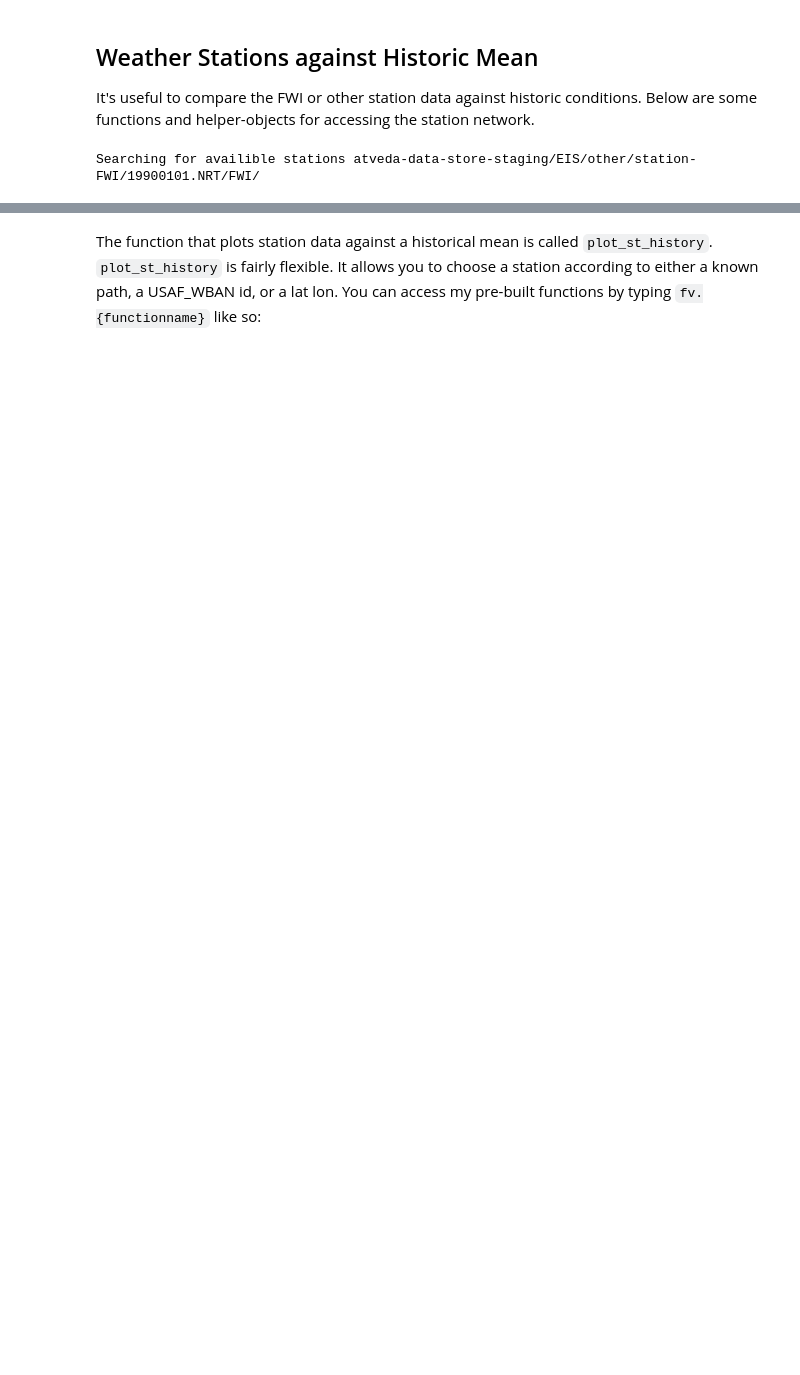
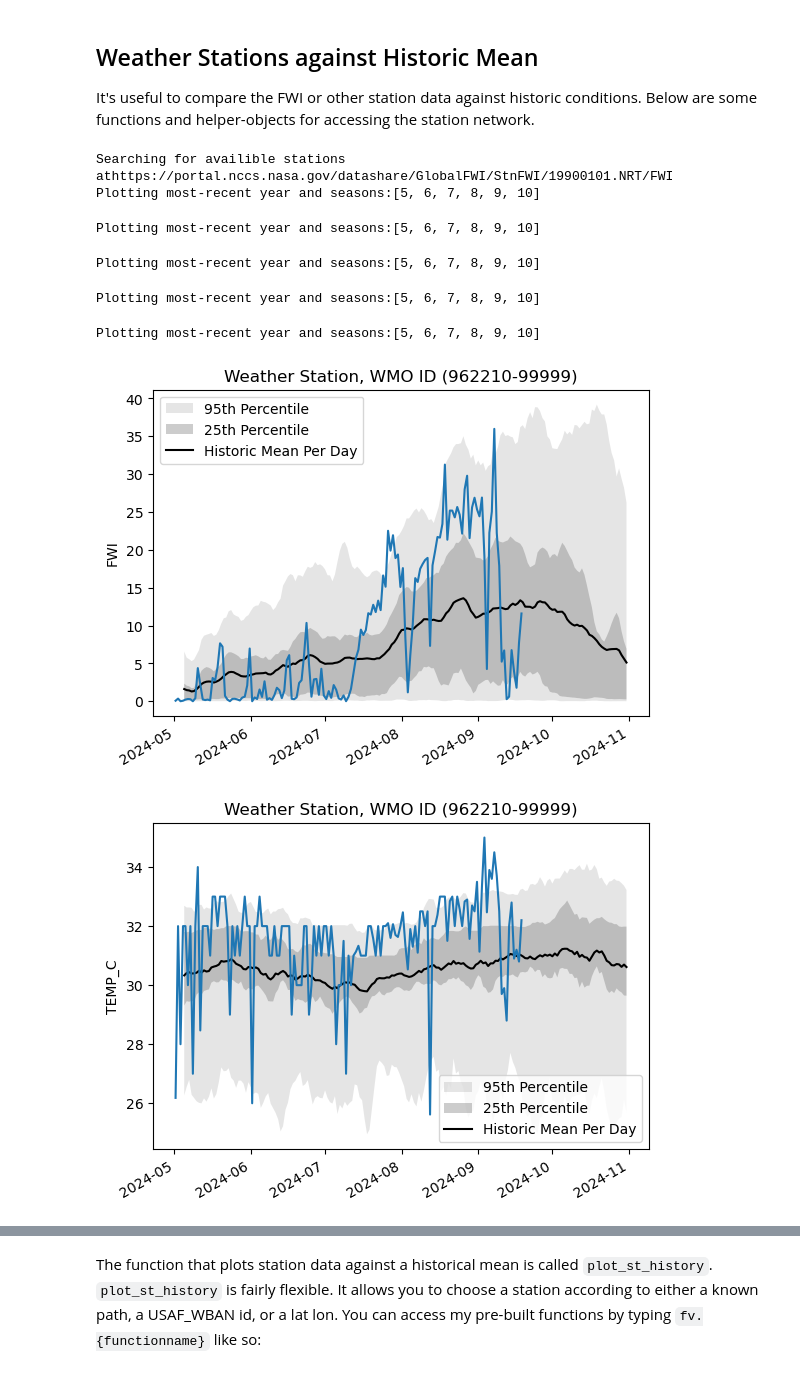
Before and after one commit to mccabete/fwiVis, a Jupyter notebook: base-fwi-vis/Robert_Station_historical.ipynb, the cells around one changed output, grey strips where cells are left out. Drawn from its saved outputs; the diff is of its cells as text; code cells hidden in the pictures; blank space fills up the shorter version.

Commit message:
fixes to station plotting to account for nccs ingest

```diff
--- a/base-fwi-vis/Robert_Station_historical.ipynb
+++ b/base-fwi-vis/Robert_Station_historical.ipynb
@@ -25,15 +25,26 @@ warnings.filterwarnings("ignore", category=ShapelyDeprecationWarning)
 ## Weather Stations against Historic Mean
 
 It's useful to compare the FWI or other station data against historic conditions. Below are some functions and helper-objects for accessing the station network.
-# %%
-## Helper objects. These correspond to the paths where Non-US stations are stored. For CONUS-station helper objects, see below.
-files = s3.ls("s3://veda-data-store-staging/EIS/other/station-FWI/19900101.NRT/FWI/") # This will update through time. Not nessisary now because focus on 2019
-st_id_map = pd.read_csv("s3://veda-data-store-staging/EIS/other/station-FWI/19900101.NRT/isd-history.csv") ## For mappting ID's to lat lon
-
-# Helper Variable
-stations = fv.st_avail(files, st_id_map = st_id_map,
-                      path_s3 = 'veda-data-store-staging/EIS/other/station-FWI/19900101.NRT/FWI/',
-                      inter_type = '.linear.HourlyFWIFromHourlyInterpContinuous.csv')
-st_dict = stations[['Lat', 'Lon']].to_dict('records')
-# %% [output]
-Searching for availible stations atveda-data-store-staging/EIS/other/station-FWI/19900101.NRT/FWI/
+# %%
+## Helper objects. These correspond to the paths where Non-US stations are stored. For CONUS-station helper objects, see below.
+
+
+files = fv.listFD("https://portal.nccs.nasa.gov/datashare/GlobalFWI/StnFWI/19900101.NRT/FWI", "csv") # This will update through time. Not nessisary now because focus on 2019
+st_id_map = pd.read_csv('https://portal.nccs.nasa.gov/datashare/GlobalFWI/StnFWI/19900101.NRT/isd-history.csv')
+
+stations = fv.st_avail(files, st_id_map, path_s3 = "https://portal.nccs.nasa.gov/datashare/GlobalFWI/StnFWI/19900101.NRT/FWI", https_path = True)
+st_dict = stations[['Lat', 'Lon']].to_dict('records')
+
+vars = ['FWI', 'TEMP_C', 'RH_PERC', 'WDSPD_KPH', 'DC']
+for var in vars:
+    #fv.plot_st_history(st_id_map, st_dict, stations, lat_lon=coords,  plot_var = var)
+    fv.plot_st_history(st_id_map = st_id_map, st_dict = st_dict, stations = stations, USAF_WBAN = ['962210', '99999'],seasons=[5,6,7,8,9,10],plot_var= var, https_path =True)
+# %% [output]
+Searching for availible stations athttps://portal.nccs.nasa.gov/datashare/GlobalFWI/StnFWI/19900101.NRT/FWI
+Plotting most-recent year and seasons:[5, 6, 7, 8, 9, 10]
+Plotting most-recent year and seasons:[5, 6, 7, 8, 9, 10]
+Plotting most-recent year and seasons:[5, 6, 7, 8, 9, 10]
+Plotting most-recent year and seasons:[5, 6, 7, 8, 9, 10]
+Plotting most-recent year and seasons:[5, 6, 7, 8, 9, 10]
+[figure, added]
+[figure, added]
```
Also changed, not shown: parts of 7 cells of this notebook, 1 other file.
